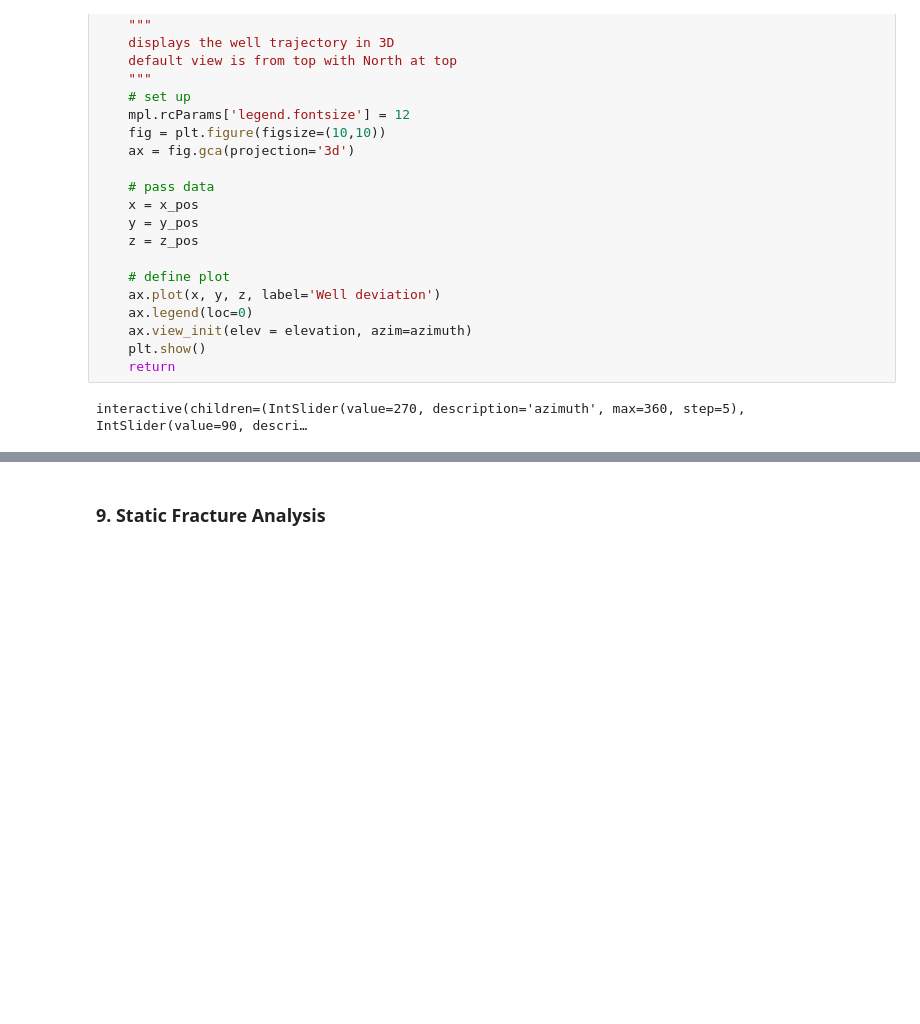
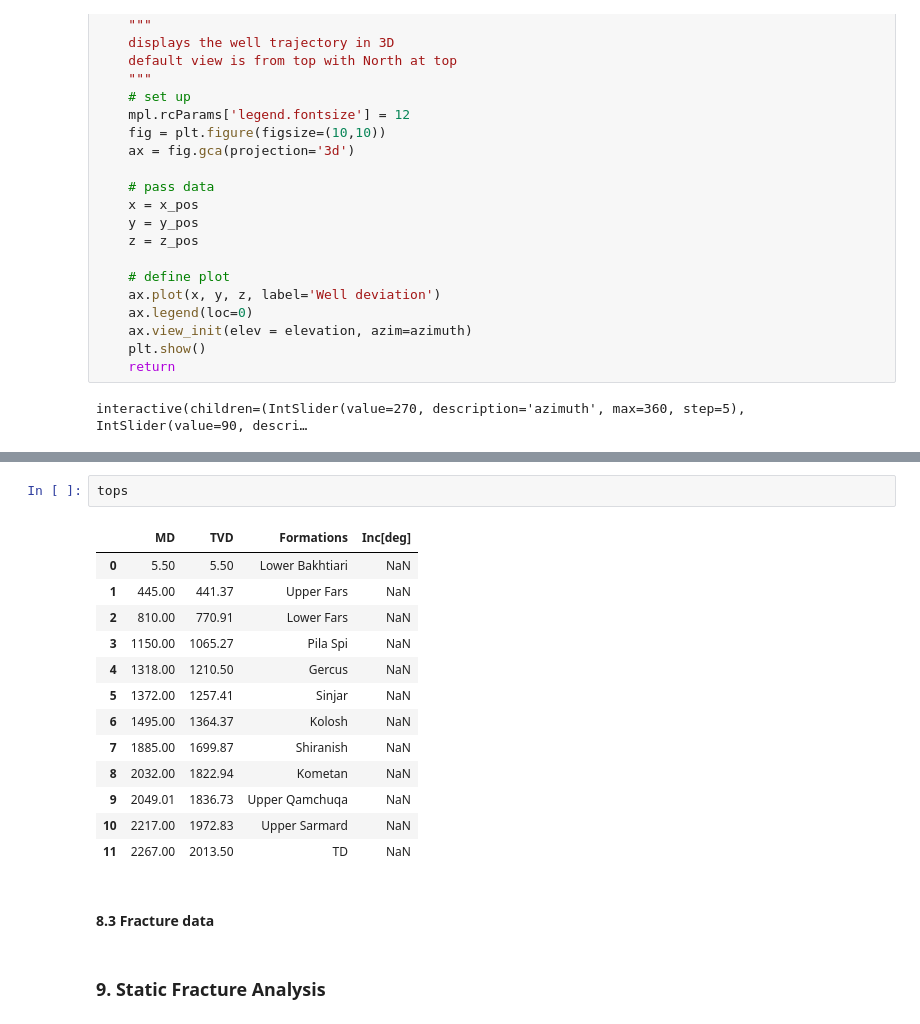
Before and after one commit to Zabamund/fracture-SFA, a Jupyter notebook: notebooks/SFA_Notebook.ipynb, the cells around one changed output, grey strips where cells are left out. Saved outputs shown, nothing was run; the diff lists cells and outputs as text; blank space fills up the shorter version.

```diff
--- a/notebooks/SFA_Notebook.ipynb
+++ b/notebooks/SFA_Notebook.ipynb
@@ -255,3 +393,21 @@ interactive(children=(IntSlider(value=270, description='azimuth', max=360, step=
+# %%
+tops
+# %% [output]
+|  | MD | TVD | Formations | Inc[deg] |
+| 0 | 5.50 | 5.50 | Lower Bakhtiari | NaN |
+| 1 | 445.00 | 441.37 | Upper Fars | NaN |
+| 2 | 810.00 | 770.91 | Lower Fars | NaN |
+| 3 | 1150.00 | 1065.27 | Pila Spi | NaN |
+| 4 | 1318.00 | 1210.50 | Gercus | NaN |
+| 5 | 1372.00 | 1257.41 | Sinjar | NaN |
+| 6 | 1495.00 | 1364.37 | Kolosh | NaN |
+| 7 | 1885.00 | 1699.87 | Shiranish | NaN |
+| 8 | 2032.00 | 1822.94 | Kometan | NaN |
+| 9 | 2049.01 | 1836.73 | Upper Qamchuqa | NaN |
+| 10 | 2217.00 | 1972.83 | Upper Sarmard | NaN |
+| 11 | 2267.00 | 2013.50 | TD | NaN |
+# %% [markdown]
+#### 8.3 Fracture data
 # %% [markdown]
 ### 9. Static Fracture Analysis
 # %% [markdown]
```
Also changed, not shown: parts of 13 cells of this notebook.
